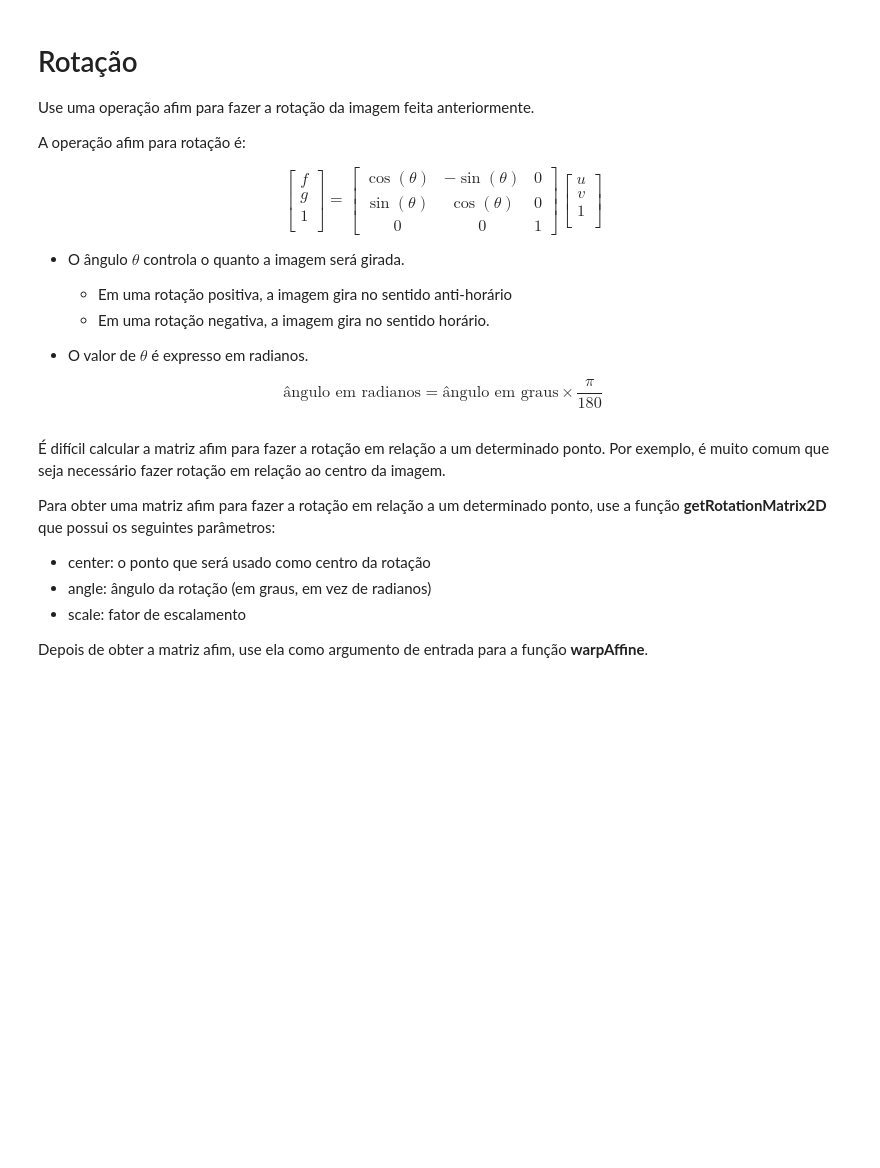
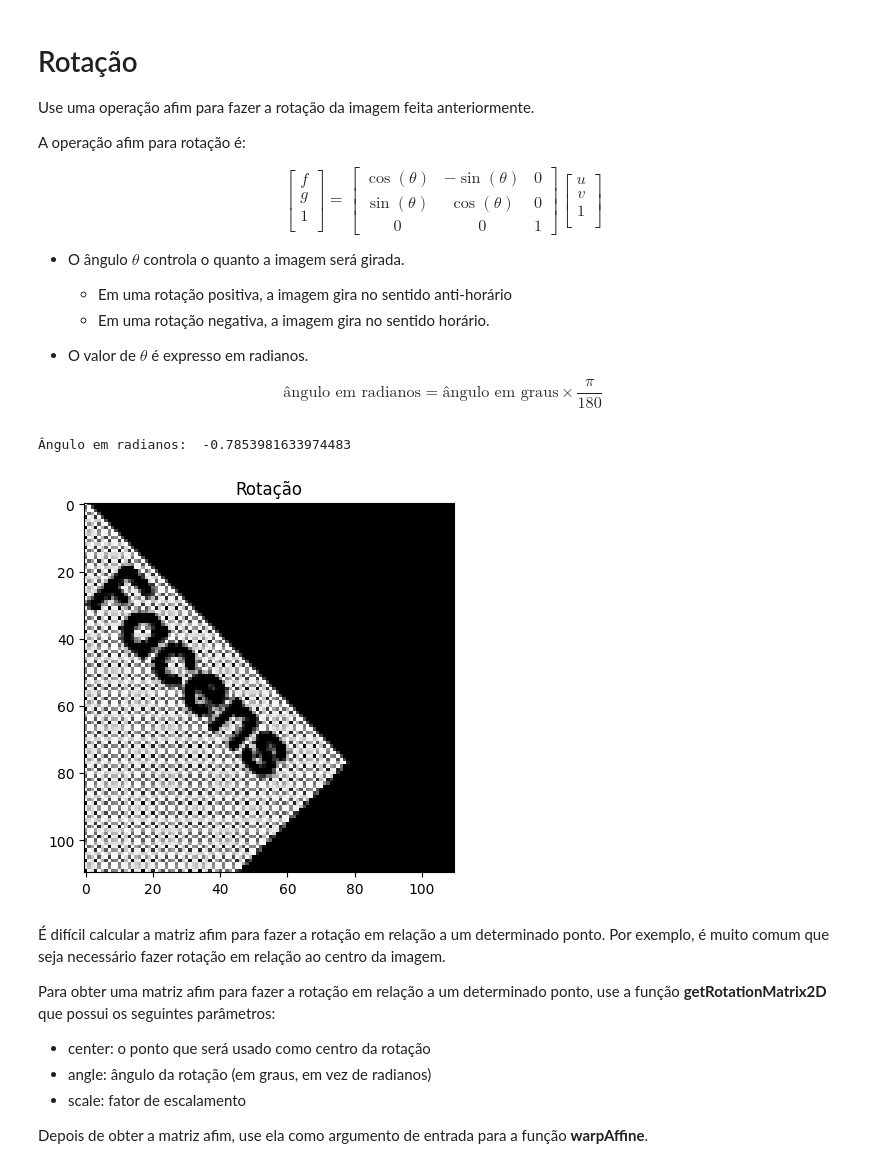
Before and after one commit to Fdark18/Portifolio, a Jupyter notebook: exPDI04_transformacoes_tin1.ipynb, the cells around one changed output. Drawn from its saved outputs; the diff is of its cells as text; code cells hidden in the pictures; blank space fills up the shorter version.

```diff
--- a/exPDI04_transformacoes_tin1.ipynb
+++ b/exPDI04_transformacoes_tin1.ipynb
@@ -446,31 +469,40 @@ $$\text{ângulo em radianos}=\text{ângulo em graus}×\frac{\pi}{180}$$
 # %%
 def rotacao_inversa(img, theta):
 
-    ################# COMPLETE O CÓDIGO AQUI  #################
+    ################# COMPLETE O CÓDIGO AQUI  ################
 
+  afim = np.array([[np.cos(theta), -np.sin(theta), 0],
+                 [np.sin(theta), np.cos(theta), 0]], dtype=float)
+
+  tamanho = img.shape
+  newImg = cv2.warpAffine(src = img, M = afim, dsize = tamanho, flags = cv2.INTER_CUBIC | cv2.WARP_INVERSE_MAP)
+  return newImg
 
 
 
 
 
 
 
 
 
 
     ##########################################################
 
-    return newImg
+
 
 degree = -45
 radian = degree*(np.pi/180)
 print("Ângulo em radianos: ", radian)
 
 imgRotacao = rotacao_inversa(img, radian)
 
 plt.imshow(imgRotacao, 'gray', vmin = 0, vmax = 255)
 plt.title('Rotação')
 plt.show()
+# %% [output]
+Ângulo em radianos:  -0.7853981633974483
+[figure, added]
 # %% [markdown]
 É difícil calcular a matriz afim para fazer a rotação em relação a um determinado ponto. Por exemplo, é muito comum que seja necessário fazer rotação em relação ao centro da imagem.
 
```
Also changed, not shown: parts of 5 cells of this notebook.
